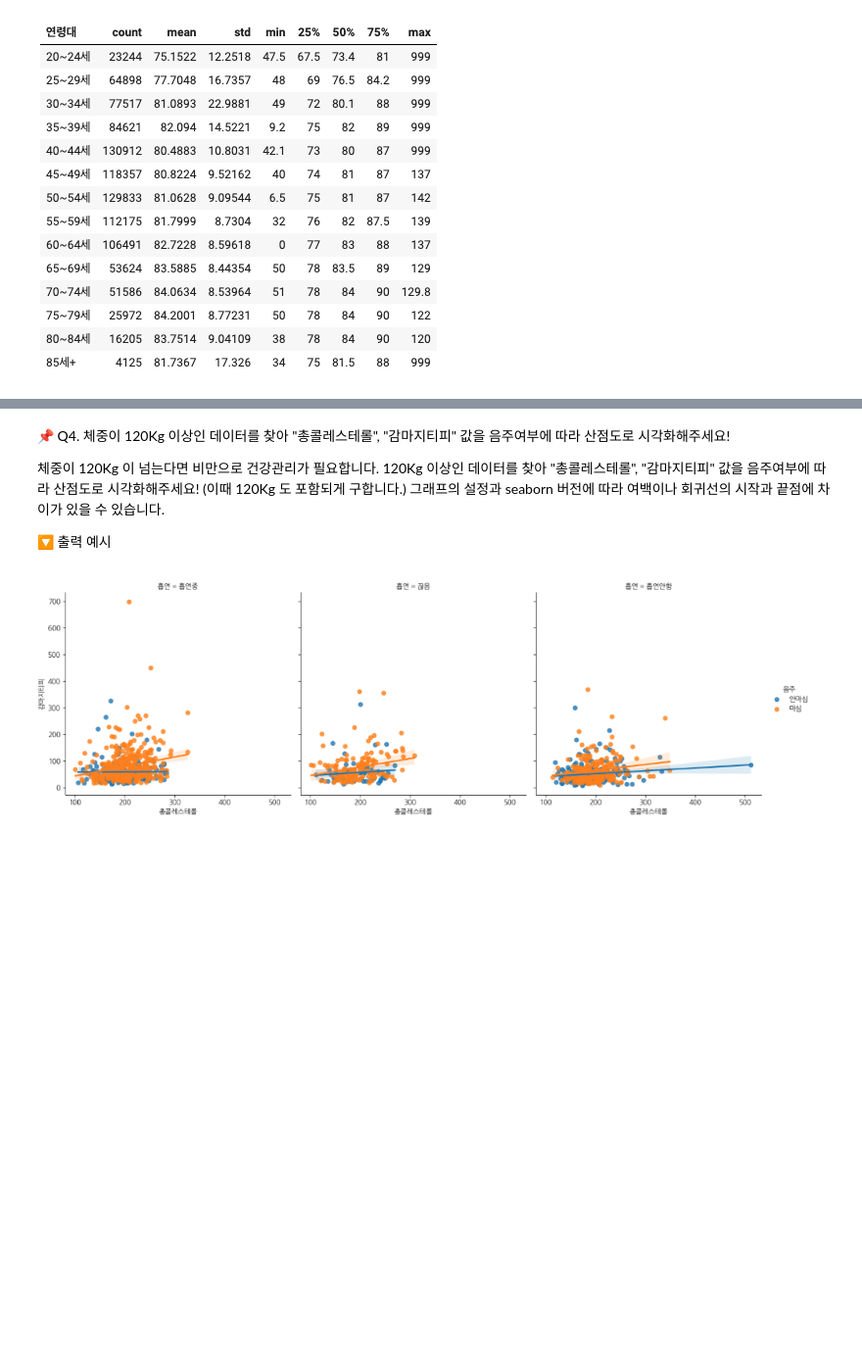
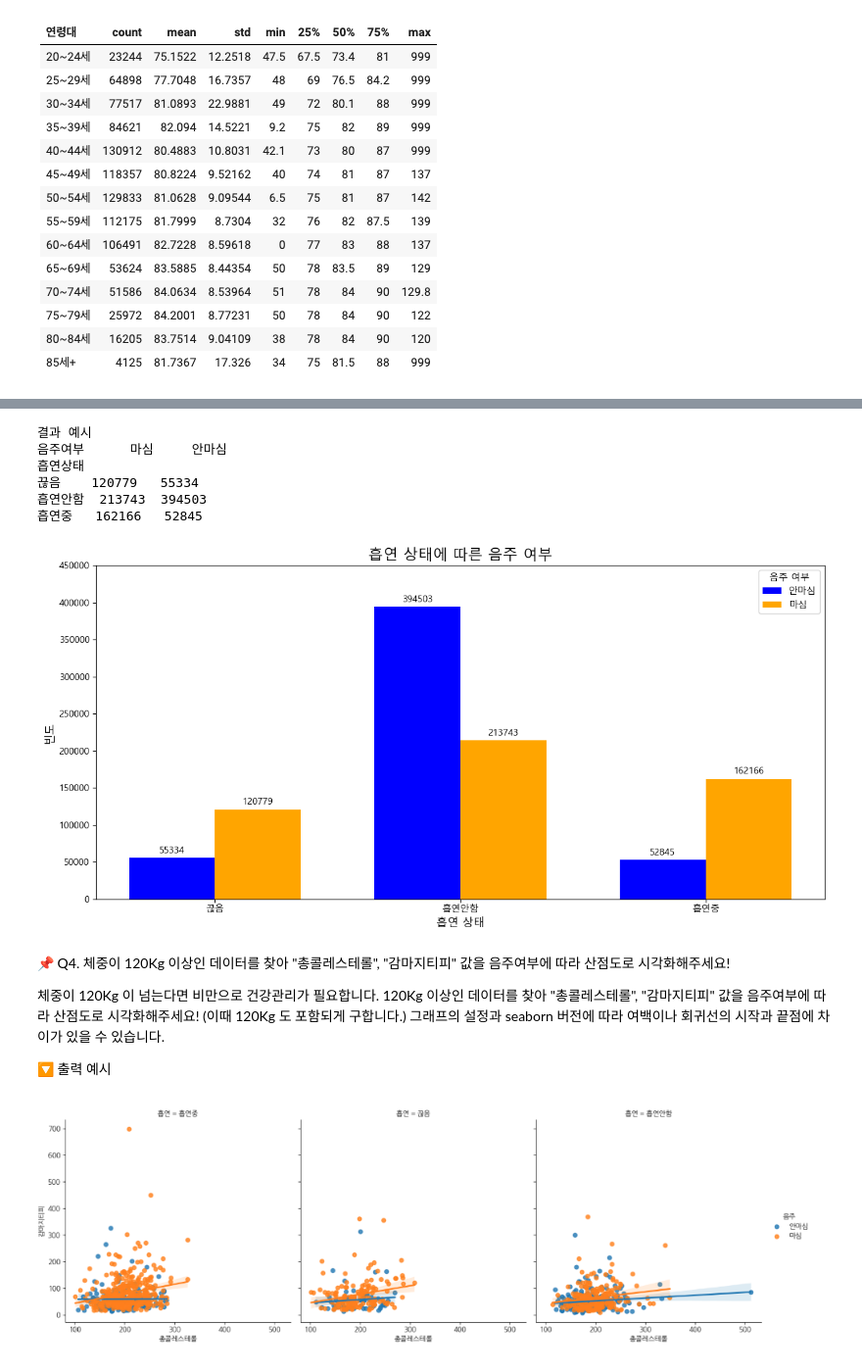
Before and after one commit to croppedeyebrow/CDC_Python_Total_Practice, a Jupyter notebook: boostcouse_data/03.3주차_mission.ipynb, the cells around one changed output, grey strips where cells are left out. Shown at 98% size. Cells and saved outputs as stored; diff of their text form; code cells hidden in the pictures; blank space fills up the shorter version.

```diff
--- a/boostcouse_data/03.3주차_mission.ipynb
+++ b/boostcouse_data/03.3주차_mission.ipynb
@@ -36,6 +160,80 @@ crosstab 을 사용할 때는 다음의 문서를 참고하여 구해보세요.
 🔽 출력 예시
 
 ![image-2.png](attachment:image-2.png)
+# %%
+import pandas as pd
+import matplotlib.pyplot as plt
+import seaborn as sns
+
+# 한글 폰트 설정
+plt.rcParams['font.family'] = 'Malgun Gothic'
+plt.rcParams['axes.unicode_minus'] = False
+
+# 실제 데이터 생성
+data = {
+    '음주여부': ['마심'] * 120779 + ['마심'] * 213743 + ['마심'] * 162166 +
+               ['안마심'] * 55334 + ['안마심'] * 394503 + ['안마심'] * 52845,
+    '흡연상태': ['흡연중'] * 162166 + ['흡연안함'] * 213743 + ['끊음'] * 120779 +
+               ['흡연중'] * 52845 + ['흡연안함'] * 394503 + ['끊음'] * 55334
+
+}
+
+df = pd.DataFrame(data)
+
+# crosstab을 사용하여 교차 테이블 생성
+cross_table = pd.crosstab(df['흡연상태'], df['음주여부'])
+
+# 결과 출력 (표 형식)
+print("결과 예시")
+print(cross_table)
+print()
+
+# 시각화
+fig, ax = plt.subplots(figsize=(12, 6))
+
+# x 좌표 설정
+x = np.arange(len(cross_table.index))
+width = 0.35
+
+# 막대 그래프 생성
+rects1 = ax.bar(x - width/2, cross_table['안마심'], width, label='안마심', color='blue')
+rects2 = ax.bar(x + width/2, cross_table['마심'], width, label='마심', color='orange')
+
+# 그래프 꾸미기
+ax.set_ylabel('빈도', fontsize=12)
+ax.set_xlabel('흡연 상태', fontsize=12)
+ax.set_title('흡연 상태에 따른 음주 여부', fontsize=16)
+ax.set_xticks(x)
+ax.set_xticklabels(cross_table.index)
+ax.legend(title='음주 여부')
+
+# y축 범위 설정
+ax.set_ylim(0, 450000)
+
+# 막대 위에 값 표시
+def autolabel(rects):
+    for rect in rects:
+        height = rect.get_height()
+        ax.annotate(f'{height}',
+                    xy=(rect.get_x() + rect.get_width() / 2, height),
+                    xytext=(0, 3),  # 3 points vertical offset
+                    textcoords="offset points",
+                    ha='center', va='bottom')
+
+autolabel(rects1)
+autolabel(rects2)
+
+# 그래프 표시
+plt.tight_layout()
+plt.show()
+# %% [output]
+결과 예시
+음주여부      마심     안마심
+흡연상태
+끊음    120779   55334
+흡연안함  213743  394503
+흡연중   162166   52845
+[figure, added]
 # %% [markdown]
 📌 Q4. 체중이 120Kg 이상인 데이터를 찾아 "총콜레스테롤", "감마지티피" 값을 음주여부에 따라 산점도로 시각화해주세요!
 
```
Also changed, not shown: parts of 5 cells of this notebook.
